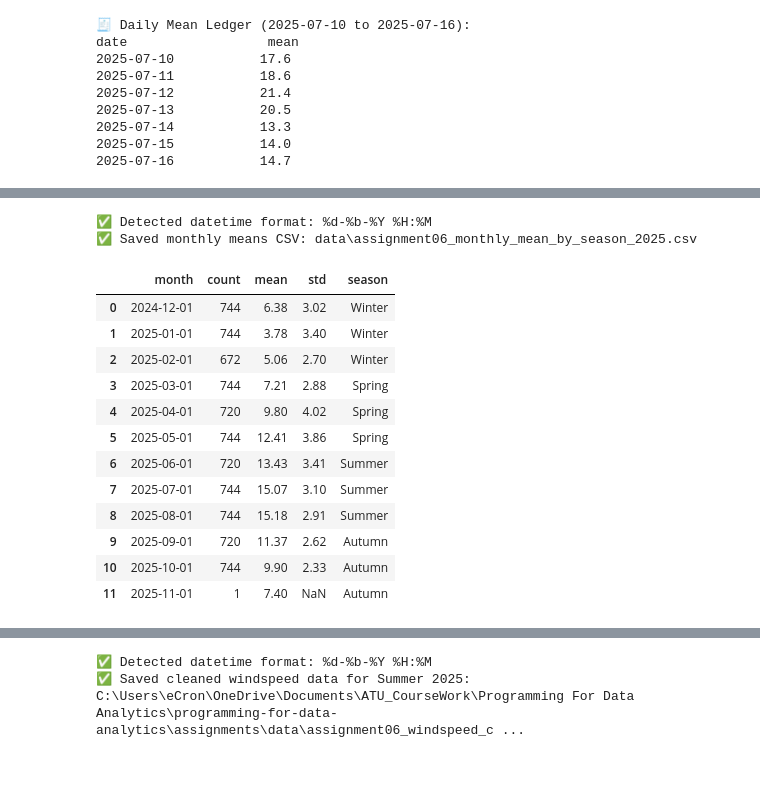
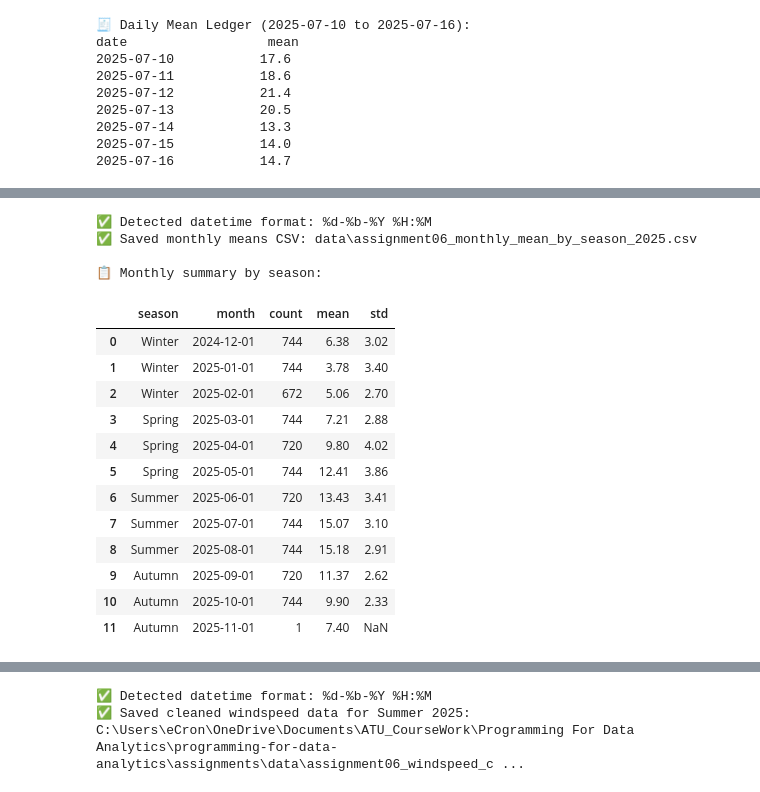
Before and after one commit to ECronin1973/programming-for-data-analytics, a Jupyter notebook: assignments/assignment06-weather.ipynb, the cells around one changed output, grey strips where cells are left out. Cells and saved outputs as stored; diff of their text form; code cells hidden in the pictures.

```diff
--- a/assignments/assignment06-weather.ipynb
+++ b/assignments/assignment06-weather.ipynb
@@ -709,35 +768,24 @@ Download the notebook and run it locally to access the full interactivity.
 # %%
-# 📌 Manual Daily Temperature Plot with Hourly Ledger
-# NOTE: datetime (class) and pandas (pd) are already imported earlier in the notebook.
+# 📌 Step 13 – Manual Daily Temperature Plot with Hourly Ledger
 
-# Robustly determine input_date with safe fallbacks
-fallback_date = datetime(2025, 7, 12).date()  # default if parsing fails
+# --- Manually set the date to display ---
+input_date = datetime(2025, 7, 12).date()  # 🔧 Change this to any date in your range
 
-if 'custom_start' in globals() and custom_start is not None:
-    try:
-        # If custom_start is a pandas Timestamp or datetime-like, use .date()
-        if hasattr(custom_start, 'date'):
-            input_date = custom_start.date()
-        else:
-            ts = pd.to_datetime(custom_start, errors='coerce')
-            input_date = ts.date() if not pd.isna(ts) else fallback_date
-    except Exception:
-        input_date = fallback_date
-else:
-    input_date = fallback_date
-
-# Validate range_df before plotting
+# --- Validate range_df before plotting ---
 if 'range_df' not in globals() or range_df is None or range_df.empty:
     print("❌ No data available for the selected date range. Please check your previous steps.")
 else:
-    # Ensure we compare like-for-like dates: parse the 'date' column to python date objects
+    # --- Ensure date column is in correct format ---
     parsed_dates = pd.to_datetime(range_df['date'], errors='coerce').dt.date
+
     if input_date not in parsed_dates.unique():
-        print(f"❌ Date {input_date} not found in dataset. Available dates: {sorted(set(d for d in parsed_dates.dropna()))}")
+        available = sorted(set(d for d in parsed_dates.dropna()))
+        print(f"❌ Date {input_date} not found in dataset. Available dates: {available}")
     else:
-        # Filter and plot for selected date
+        # --- Filter and plot for selected date ---
         mask = parsed_dates == input_date
         day_df = range_df.loc[mask].copy()
+
         if day_df.empty:
             print(f"❌ No hourly rows found for {input_date}.")
         else:
@@ -930,5 +1014,5 @@ The following code computes the monthly mean temperature for the defined seasons
 # %%
-# 📊 Monthly Temperature Summary by Season (2025)
+# 📊 Step 16 – Monthly Temperature Summary by Season (2025)
 
 # ✅ Ensure prerequisites
 if 'seasons_2025' not in globals():
@@ -939,6 +1023,9 @@ if 'df' not in globals():
 # 🧼 Clean and parse datetime and temperature using helpers
 df.columns = df.columns.str.strip()
 date_col = 'date' if 'date' in df.columns else next((c for c in df.columns if 'date' in c.lower()), None)
+if date_col is None:
+    raise RuntimeError("❌ No date-like column found in dataset.")
+
 df['datetime'] = parse_datetime_column(df, date_col)
 df = parse_temperature_column(df)
 
@@ -963,48 +1050,58 @@ for season in seasons_of_interest:
         print(f"⚠️ No data for {season} between {start.date()} and {end.date()}")
         continue
 
+    # Convert to monthly periods to group by calendar month
     sub['month'] = sub['datetime'].dt.to_period('M').dt.to_timestamp()
     monthly = sub.groupby('month')['temp'].agg(count='count', mean='mean', std='std').reset_index()
     monthly['season'] = season
     rows.append(monthly)
 
 # 📁 Save and display results
 if not rows:
     print("⚠️ No monthly data computed for the selected seasons.")
 else:
     monthly_df = pd.concat(rows, ignore_index=True)
 
     # Enforce seasonal order
     seasonal_order = pd.CategoricalDtype(categories=seasons_of_interest, ordered=True)
     monthly_df['season'] = monthly_df['season'].astype(seasonal_order)
 
     monthly_df = monthly_df.sort_values(['season', 'month']).reset_index(drop=True)
     monthly_df[['mean', 'std']] = monthly_df[['mean', 'std']].round(2)
 
+    # Optional: reorder columns for readability
+    monthly_df = monthly_df[['season', 'month', 'count', 'mean', 'std']]
+
+    # Save to CSV
     out_dir = Path("data")
     out_dir.mkdir(parents=True, exist_ok=True)
     out_fp = out_dir / "assignment06_monthly_mean_by_season_2025.csv"
     monthly_df.to_csv(out_fp, index=False)
 
     print(f"✅ Saved monthly means CSV: {out_fp}")
+
+    # Display summary
+    print("\n📋 Monthly summary by season:")
     try:
         display(monthly_df)
     except Exception:
         print(monthly_df.to_string(index=False))
 # %% [output]
 ✅ Detected datetime format: %d-%b-%Y %H:%M
 ✅ Saved monthly means CSV: data\assignment06_monthly_mean_by_season_2025.csv
+
+📋 Monthly summary by season:
-|  | month | count | mean | std | season |
-| 0 | 2024-12-01 | 744 | 6.38 | 3.02 | Winter |
-| 1 | 2025-01-01 | 744 | 3.78 | 3.40 | Winter |
-| 2 | 2025-02-01 | 672 | 5.06 | 2.70 | Winter |
-| 3 | 2025-03-01 | 744 | 7.21 | 2.88 | Spring |
-| 4 | 2025-04-01 | 720 | 9.80 | 4.02 | Spring |
-| 5 | 2025-05-01 | 744 | 12.41 | 3.86 | Spring |
-| 6 | 2025-06-01 | 720 | 13.43 | 3.41 | Summer |
-| 7 | 2025-07-01 | 744 | 15.07 | 3.10 | Summer |
-| 8 | 2025-08-01 | 744 | 15.18 | 2.91 | Summer |
-| 9 | 2025-09-01 | 720 | 11.37 | 2.62 | Autumn |
-| 10 | 2025-10-01 | 744 | 9.90 | 2.33 | Autumn |
-| 11 | 2025-11-01 | 1 | 7.40 | NaN | Autumn |
+|  | season | month | count | mean | std |
+| 0 | Winter | 2024-12-01 | 744 | 6.38 | 3.02 |
+| 1 | Winter | 2025-01-01 | 744 | 3.78 | 3.40 |
+| 2 | Winter | 2025-02-01 | 672 | 5.06 | 2.70 |
+| 3 | Spring | 2025-03-01 | 744 | 7.21 | 2.88 |
+| 4 | Spring | 2025-04-01 | 720 | 9.80 | 4.02 |
+| 5 | Spring | 2025-05-01 | 744 | 12.41 | 3.86 |
+| 6 | Summer | 2025-06-01 | 720 | 13.43 | 3.41 |
+| 7 | Summer | 2025-07-01 | 744 | 15.07 | 3.10 |
+| 8 | Summer | 2025-08-01 | 744 | 15.18 | 2.91 |
+| 9 | Autumn | 2025-09-01 | 720 | 11.37 | 2.62 |
+| 10 | Autumn | 2025-10-01 | 744 | 9.90 | 2.33 |
+| 11 | Autumn | 2025-11-01 | 1 | 7.40 | NaN |
 # %% [markdown]
```
Also changed, not shown: parts of 53 cells of this notebook, 10 other files.
